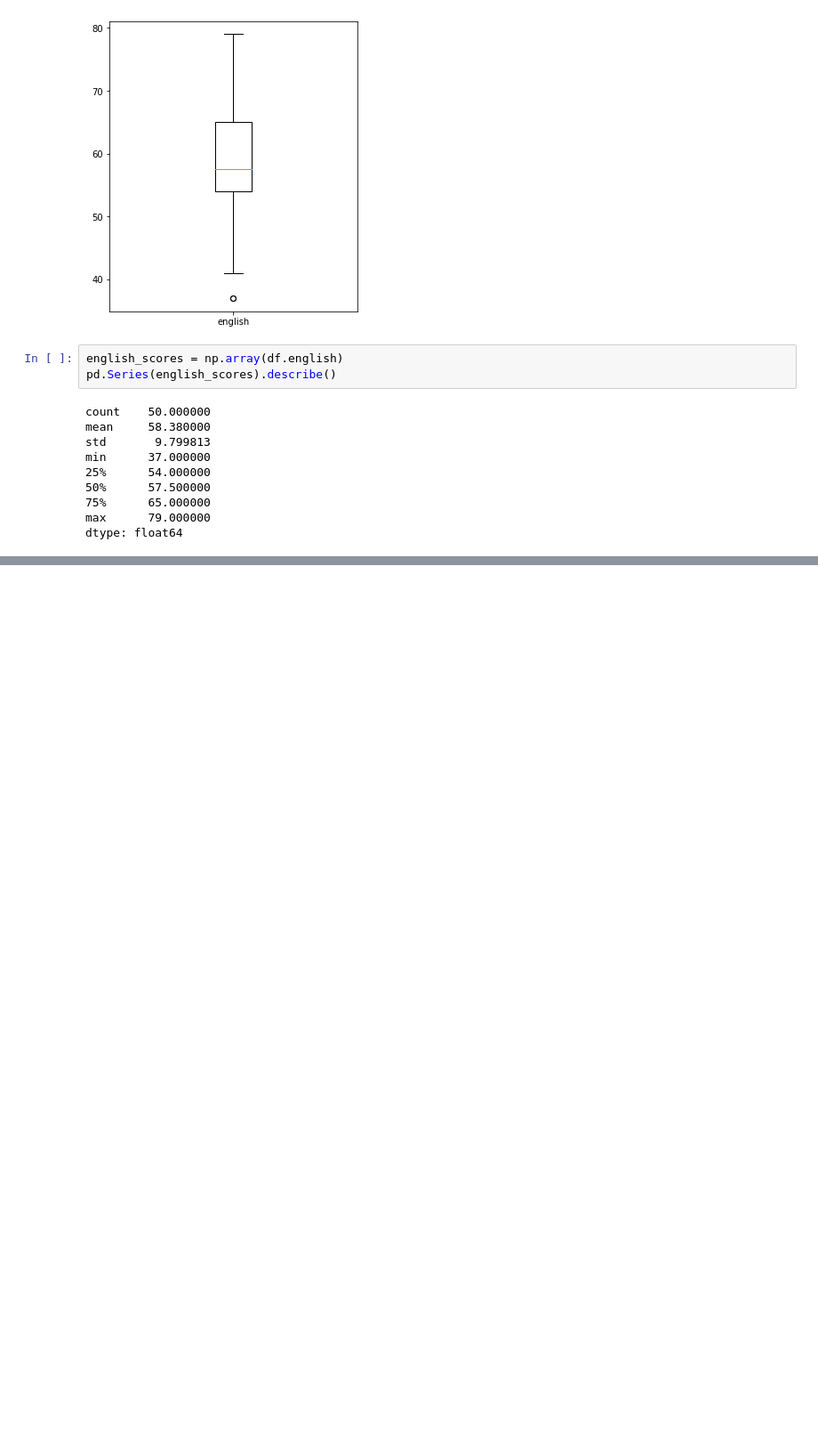
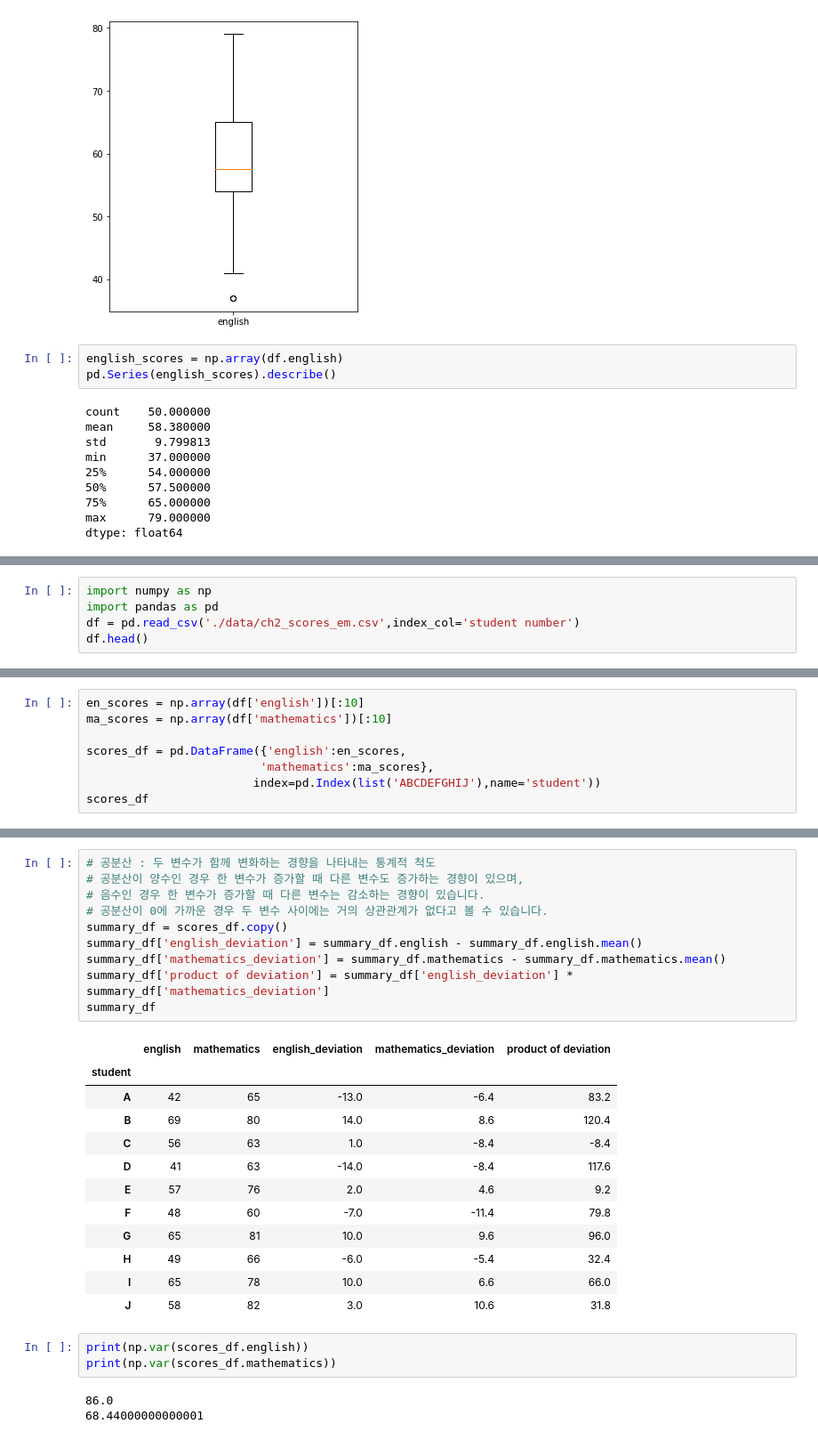
Before and after one commit to bnv20/kdt9, a Jupyter notebook: m3_통계수학/stat1_guide.ipynb, the cells around one changed output, grey strips where cells are left out. Shown at 89% size. Drawn from its saved outputs; the diff is of its cells as text; blank space fills up the shorter version.

```diff
--- a/m3_통계수학/stat1_guide.ipynb
+++ b/m3_통계수학/stat1_guide.ipynb
@@ -404,0 +402,5 @@ dtype: float64
+# %%
+import numpy as np
+import pandas as pd
+df = pd.read_csv('./data/ch2_scores_em.csv',index_col='student number')
+df.head()
@@ -404,0 +415,8 @@ dtype: float64
+# %%
+en_scores = np.array(df['english'])[:10]
+ma_scores = np.array(df['mathematics'])[:10]
+
+scores_df = pd.DataFrame({'english':en_scores,
+                         'mathematics':ma_scores},
+                        index=pd.Index(list('ABCDEFGHIJ'),name='student'))
+scores_df
@@ -404,0 +436,29 @@ dtype: float64
+# %%
+# 공분산 : 두 변수가 함께 변화하는 경향을 나타내는 통계적 척도
+# 공분산이 양수인 경우 한 변수가 증가할 때 다른 변수도 증가하는 경향이 있으며,
+# 음수인 경우 한 변수가 증가할 때 다른 변수는 감소하는 경향이 있습니다.
+# 공분산이 0에 가까운 경우 두 변수 사이에는 거의 상관관계가 없다고 볼 수 있습니다.
+summary_df = scores_df.copy()
+summary_df['english_deviation'] = summary_df.english - summary_df.english.mean()
+summary_df['mathematics_deviation'] = summary_df.mathematics - summary_df.mathematics.mean()
+summary_df['product of deviation'] = summary_df['english_deviation'] * summary_df['mathematics_deviation']
+summary_df
+# %% [output]
+|  | english | mathematics | english_deviation | mathematics_deviation | product of deviation |
+| student |  |  |  |  |  |
+| A | 42 | 65 | -13.0 | -6.4 | 83.2 |
+| B | 69 | 80 | 14.0 | 8.6 | 120.4 |
+| C | 56 | 63 | 1.0 | -8.4 | -8.4 |
+| D | 41 | 63 | -14.0 | -8.4 | 117.6 |
+| E | 57 | 76 | 2.0 | 4.6 | 9.2 |
+| F | 48 | 60 | -7.0 | -11.4 | 79.8 |
+| G | 65 | 81 | 10.0 | 9.6 | 96.0 |
+| H | 49 | 66 | -6.0 | -5.4 | 32.4 |
+| I | 65 | 78 | 10.0 | 6.6 | 66.0 |
+| J | 58 | 82 | 3.0 | 10.6 | 31.8 |
+# %%
+print(np.var(scores_df.english))
+print(np.var(scores_df.mathematics))
+# %% [output]
+86.0
+68.44000000000001
```
Also changed, not shown: parts of 12 cells of this notebook.
